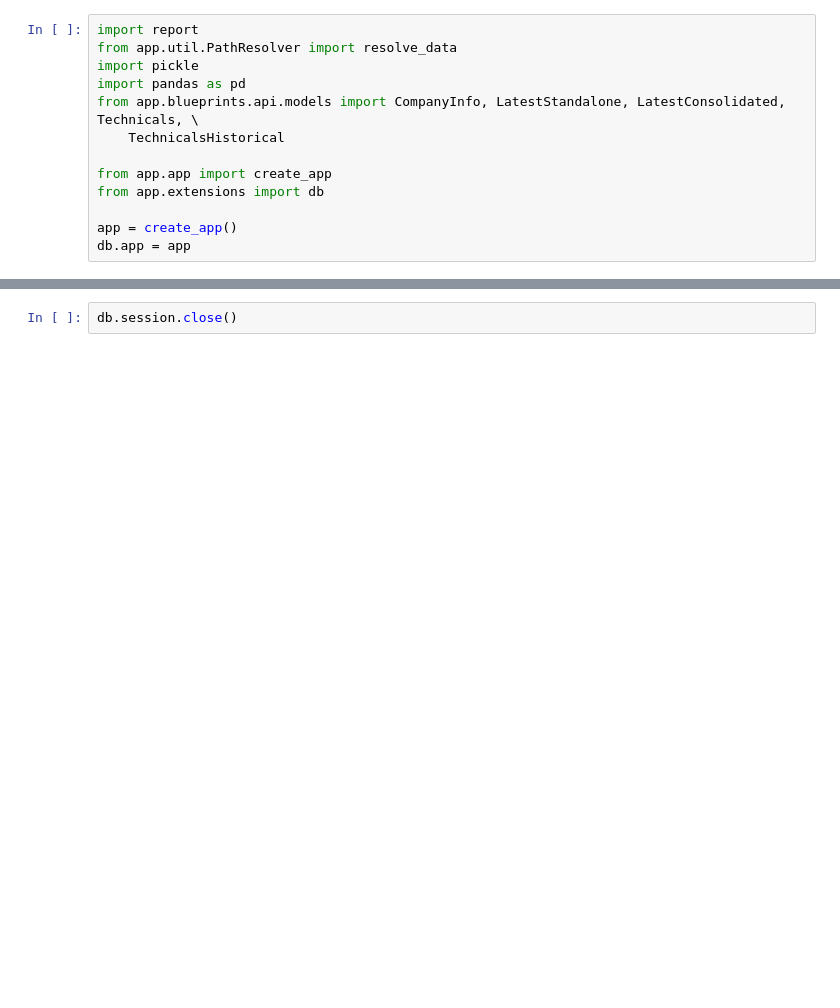
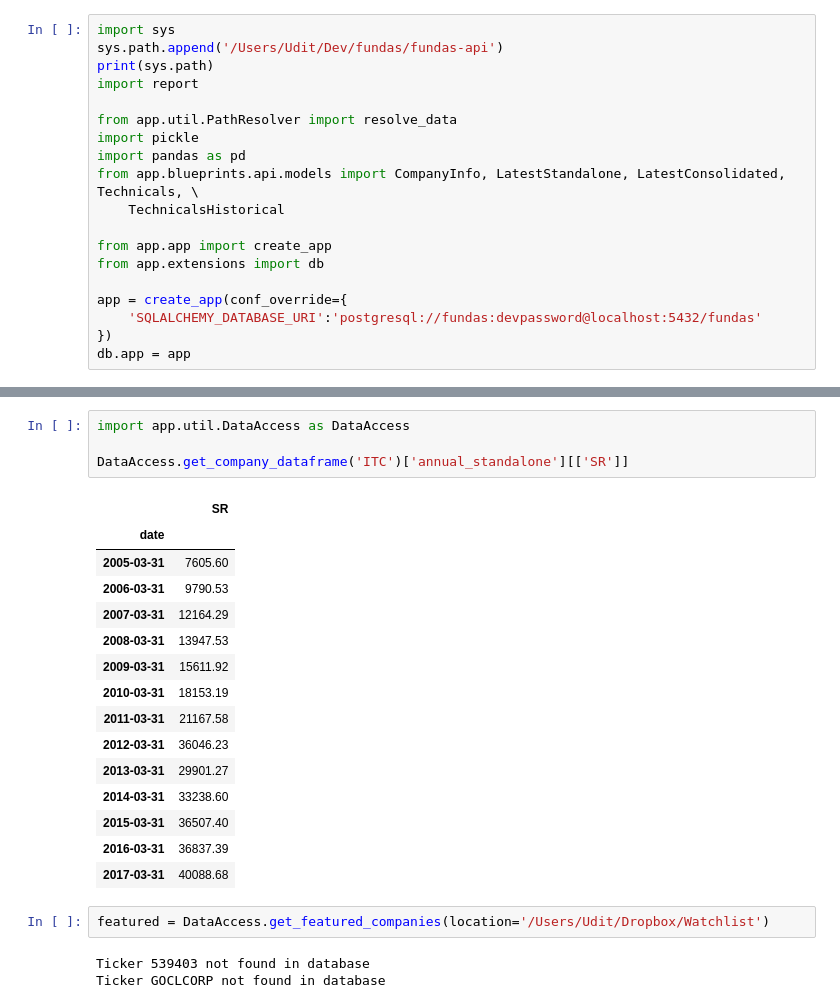
Before and after one commit to sharmaudi/fundas, a Jupyter notebook: fundas-api/app/util/Portfolio-Report.ipynb, the cells around one changed output, grey strips where cells are left out. Cells and saved outputs as stored; diff of their text form; blank space fills up the shorter version.

```diff
--- a/fundas-api/app/util/Portfolio-Report.ipynb
+++ b/fundas-api/app/util/Portfolio-Report.ipynb
@@ -1,5 +1,9 @@
 # %%
+import sys
+sys.path.append('/Users/Udit/Dev/fundas/fundas-api')
+print(sys.path)
 import report
+
 from app.util.PathResolver import resolve_data
 import pickle
 import pandas as pd
@@ -9,6 +13,8 @@ from app.blueprints.api.models import CompanyInfo, LatestStandalone, LatestConso
 from app.app import create_app
 from app.extensions import db
 
-app = create_app()
+app = create_app(conf_override={
+    'SQLALCHEMY_DATABASE_URI':'postgresql://fundas:devpassword@localhost:5432/fundas'
+})
 db.app = app
 # %% [output]
@@ -136,2 +23,25 @@ df
-# %%
-db.session.close()
+# %%
+import app.util.DataAccess as DataAccess
+
+DataAccess.get_company_dataframe('ITC')['annual_standalone'][['SR']]
+# %% [output]
+|  | SR |
+| date |  |
+| 2005-03-31 | 7605.60 |
+| 2006-03-31 | 9790.53 |
+| 2007-03-31 | 12164.29 |
+| 2008-03-31 | 13947.53 |
+| 2009-03-31 | 15611.92 |
+| 2010-03-31 | 18153.19 |
+| 2011-03-31 | 21167.58 |
+| 2012-03-31 | 36046.23 |
+| 2013-03-31 | 29901.27 |
+| 2014-03-31 | 33238.60 |
+| 2015-03-31 | 36507.40 |
+| 2016-03-31 | 36837.39 |
+| 2017-03-31 | 40088.68 |
+# %%
+featured = DataAccess.get_featured_companies(location='/Users/Udit/Dropbox/Watchlist')
+# %% [output]
+Ticker 539403 not found in database
+Ticker GOCLCORP not found in database
```
Also changed, not shown: parts of 13 cells of this notebook, 32 other files.
